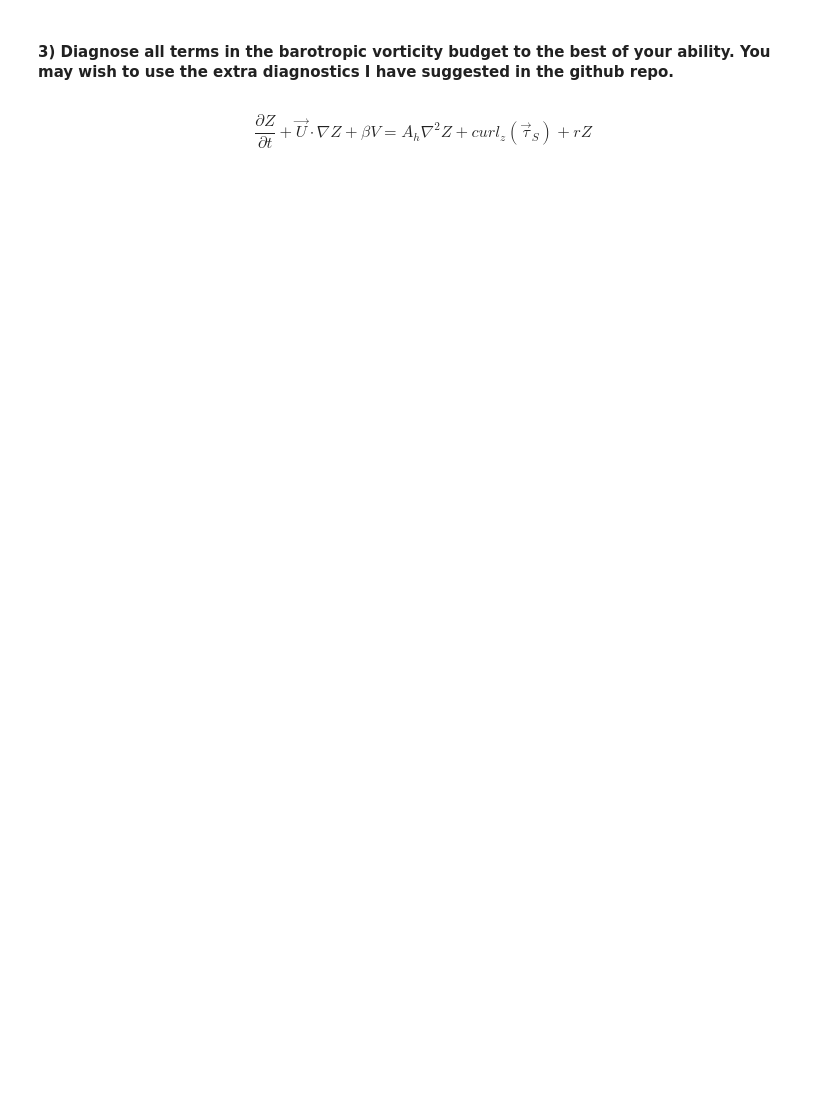
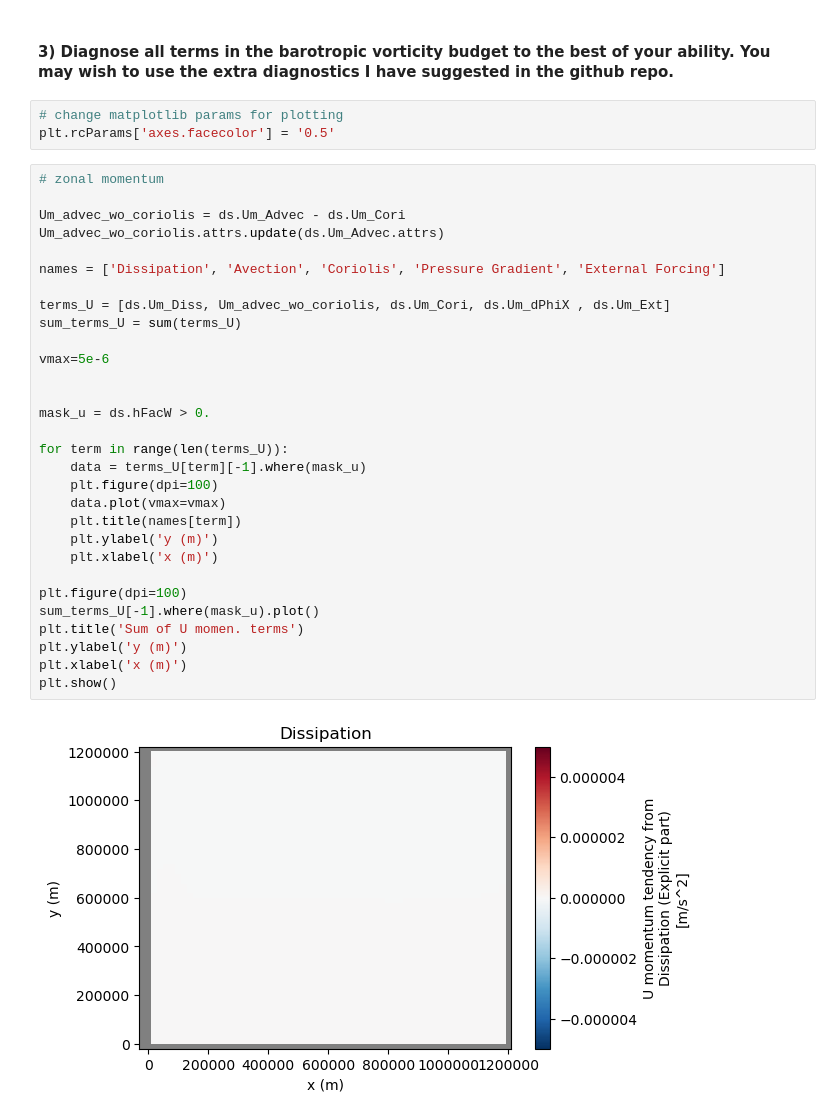
Before and after one commit to tyfolino/Ocean_Dynamics, a Jupyter notebook: Ocean_Dynamics_HW1.ipynb, the cells around one changed output. Saved outputs shown, nothing was run; the diff lists cells and outputs as text; blank space fills up the shorter version.

```diff
--- a/Ocean_Dynamics_HW1.ipynb
+++ b/Ocean_Dynamics_HW1.ipynb
@@ -225,4 +211,37 @@ y = ds.YG
 # %% [markdown]
 #### 3) Diagnose all terms in the barotropic vorticity budget to the best of your ability. You may wish to use the extra diagnostics I have suggested in the github repo.
-# %% [markdown]
-$$ \frac{\partial{Z}}{\partial{t}} + \vec{U}\cdotp\nabla Z + \beta V = A_h\nabla^2Z + curl_z(\vec{\tau}_S) + rZ$$
+# %%
+# change matplotlib params for plotting
+plt.rcParams['axes.facecolor'] = '0.5'
+# %%
+# zonal momentum
+
+Um_advec_wo_coriolis = ds.Um_Advec - ds.Um_Cori
+Um_advec_wo_coriolis.attrs.update(ds.Um_Advec.attrs)
+
+names = ['Dissipation', 'Avection', 'Coriolis', 'Pressure Gradient', 'External Forcing']
+
+terms_U = [ds.Um_Diss, Um_advec_wo_coriolis, ds.Um_Cori, ds.Um_dPhiX , ds.Um_Ext]
+sum_terms_U = sum(terms_U)
+
+vmax=5e-6
+
+
+mask_u = ds.hFacW > 0.
+
+for term in range(len(terms_U)):
+    data = terms_U[term][-1].where(mask_u)
+    plt.figure(dpi=100)
+    data.plot(vmax=vmax)
+    plt.title(names[term])
+    plt.ylabel('y (m)')
+    plt.xlabel('x (m)')
+
+plt.figure(dpi=100)
+sum_terms_U[-1].where(mask_u).plot()
+plt.title('Sum of U momen. terms')
+plt.ylabel('y (m)')
+plt.xlabel('x (m)')
+plt.show()
+# %% [output]
+[figure, added]
```
Also changed, not shown: parts of 21 cells of this notebook.
